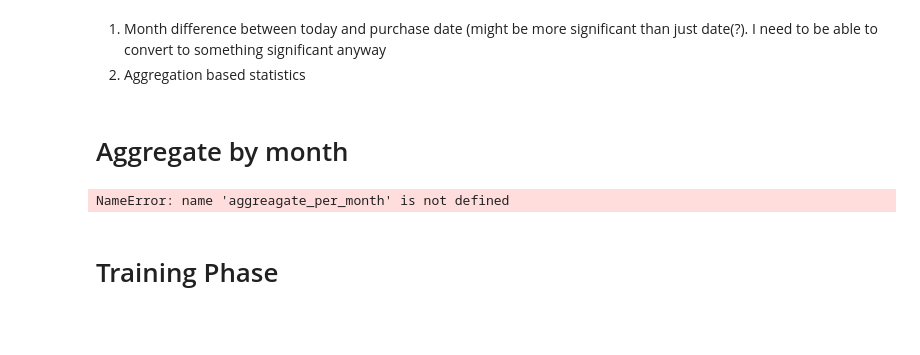
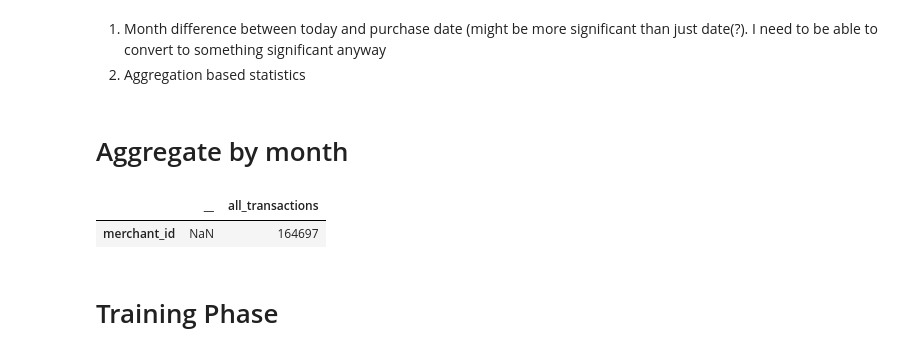
Before and after one commit to pengnam/kaggle-elomerchant, a Jupyter notebook: submissions/EloMerchant.ipynb, the cells around one changed output. Drawn from its saved outputs; the diff is of its cells as text; code cells hidden in the pictures; blank space fills up the shorter version.

Commit message:
Add aggregation by month (very little improvement)

```diff
--- a/submissions/EloMerchant.ipynb
+++ b/submissions/EloMerchant.ipynb
@@ -388,8 +448,15 @@ def aggregate_per_month(history):
 
     return final_group
 # %%
-agg_history = aggreagate_per_month(all_transactions)
+agg_history = aggregate_per_month(all_transactions)
-# %% [output]
-NameError: name 'aggreagate_per_month' is not defined
+# %%
+all_data = pd.merge(all_data, agg_history, on='card_id', how='left')
+# %%
+all_data.fillna(0, inplace=True)
+# %%
+count_nulls([all_data, all_transactions])
+# %% [output]
+|  | __ | all_transactions |
+| merchant_id | NaN | 164697 |
 # %% [markdown]
 # Training Phase
```
Also changed, not shown: parts of 28 cells of this notebook, 1 other file.
